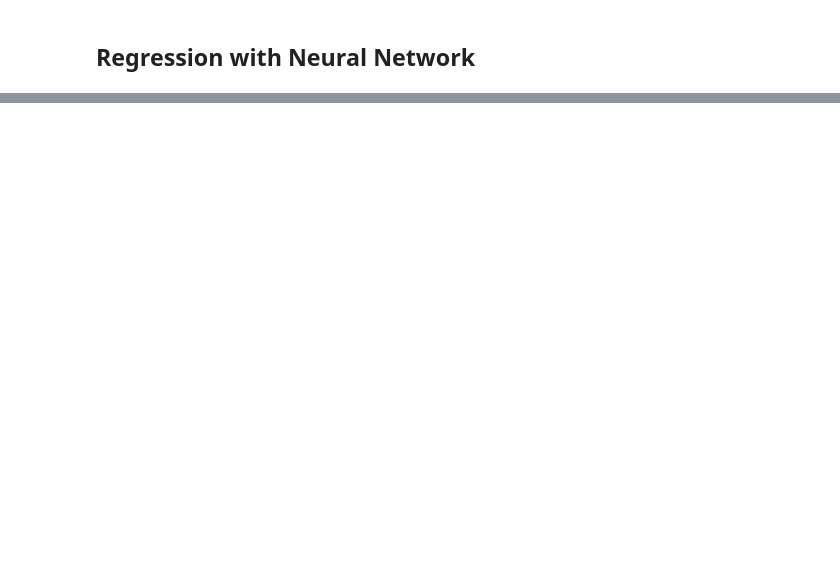
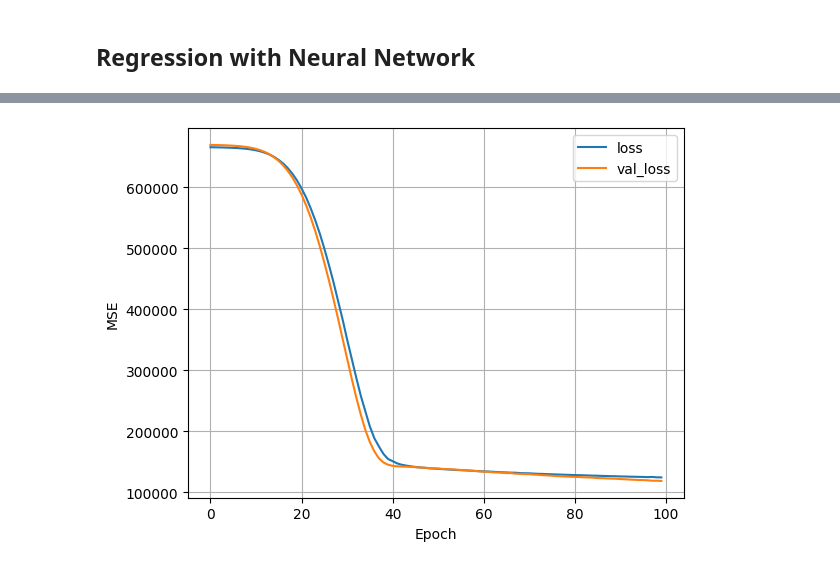
Before and after one commit to JarekMaleszyk/data-science-project-sandbox, a Jupyter notebook: Seoul_Bike_sharing_demand_data.ipynb, the cells around one changed output, grey strips where cells are left out. Cells and saved outputs as stored; diff of their text form; code cells hidden in the pictures; blank space fills up the shorter version.

```diff
--- a/Seoul_Bike_sharing_demand_data.ipynb
+++ b/Seoul_Bike_sharing_demand_data.ipynb
@@ -261,0 +264,29 @@ plt.show()
+# %%
+temp_normalizer = tf.keras.layers.Normalization(input_shape=[1,], axis=None)
+temp_normalizer.adapt(X_train_temp.reshape(-1))
+
+nn_model = tf.keras.Sequential(
+    [
+        temp_normalizer,
+        tf.keras.layers.Dense(units=32, activation='relu'),
+        tf.keras.layers.Dense(units=32, activation='relu'),
+        tf.keras.layers.Dense(units=32, activation='relu'),
+        tf.keras.layers.Dense(units=1),
+    ]
+)
+nn_model.compile(
+    optimizer=tf.keras.optimizers.Adam(learning_rate=0.001),
+    loss=tf.keras.losses.MeanSquaredError(),
+)
+# %%
+history = nn_model.fit(
+    X_train_temp,
+    y_train_temp,
+    epochs=100,
+    verbose=0,
+    validation_data=(X_valid_temp, y_valid_temp)
+)
+# %%
+plot_loss(history)
+# %% [output]
+[figure, added]
```
Also changed, not shown: parts of 26 cells of this notebook.
